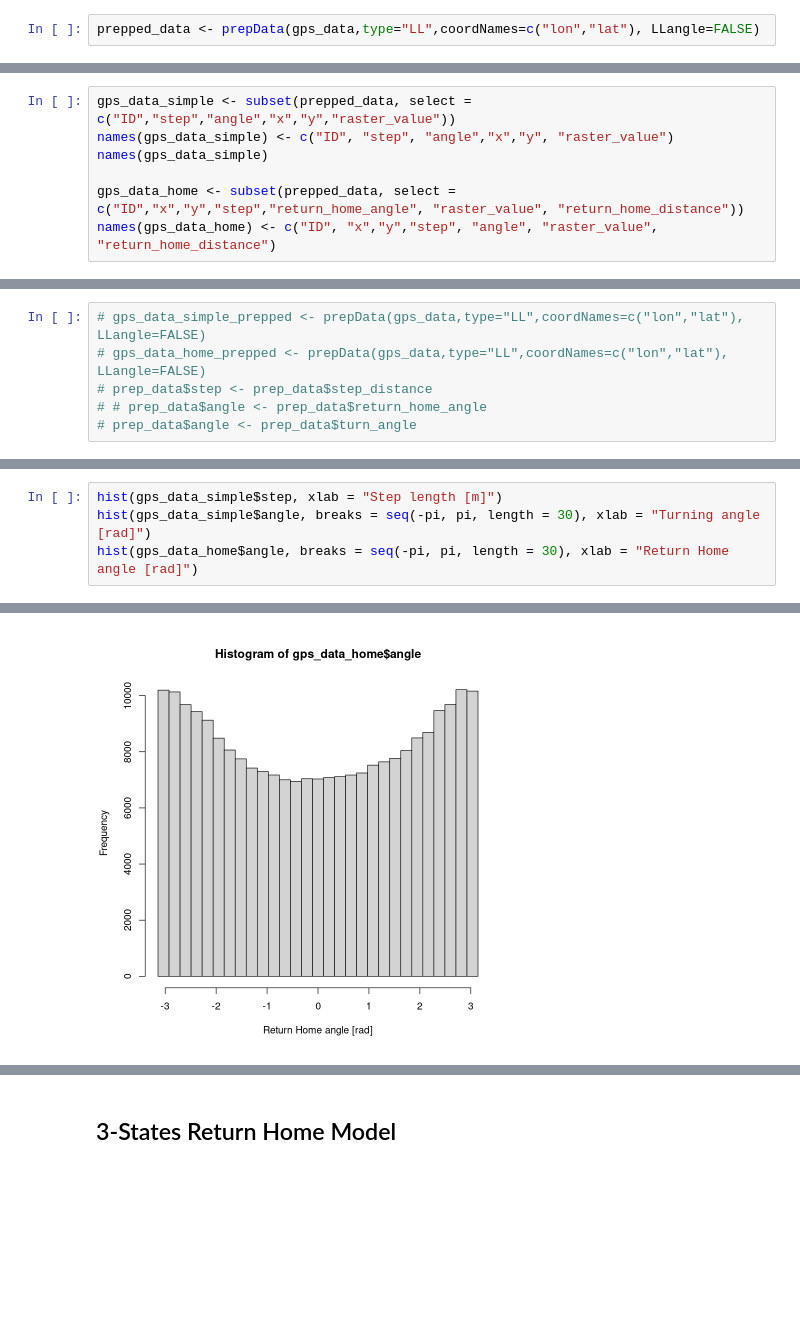
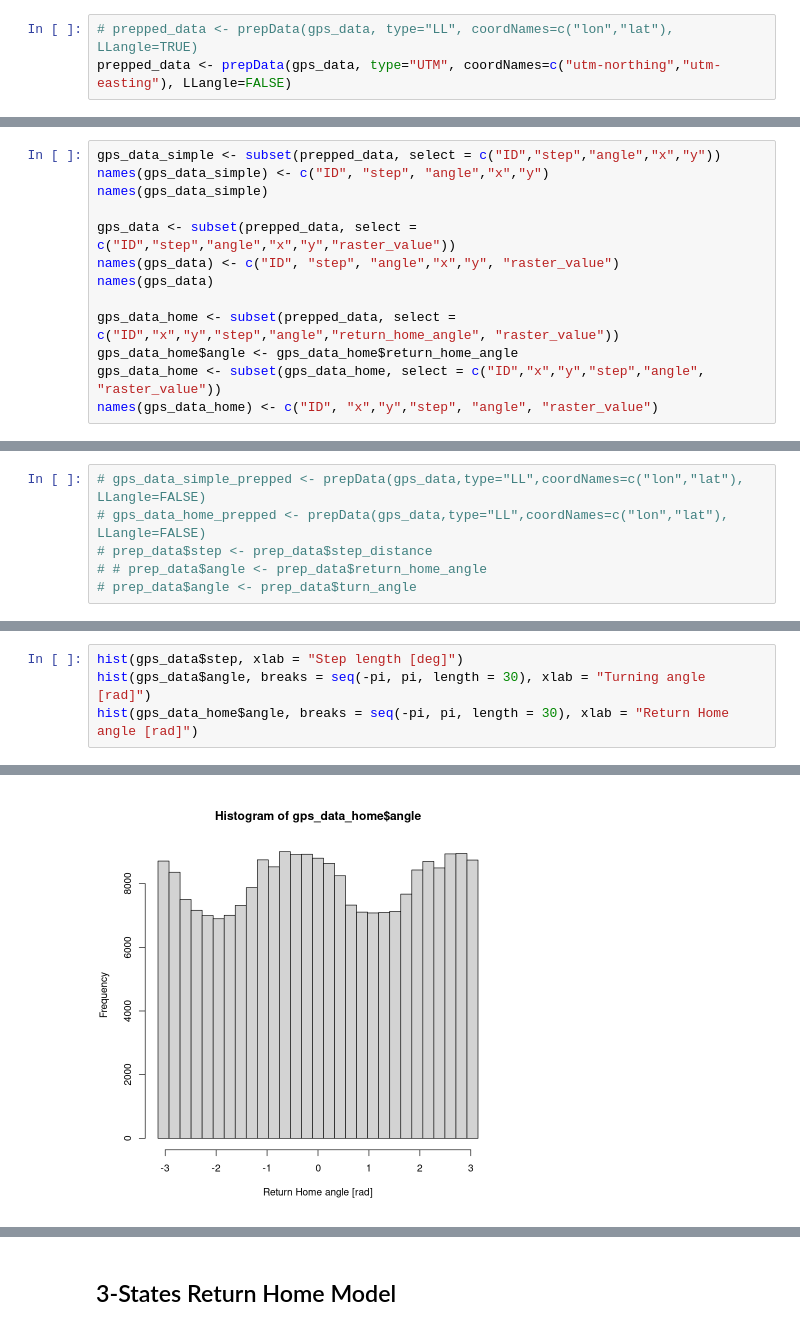
Before and after one commit to GMU-GeoSciences/Repast4pyModels, a Jupyter notebook: Notebooks/02-HMM R-Script.ipynb, the cells around one changed output, grey strips where cells are left out. Drawn from its saved outputs; the diff is of its cells as text; blank space fills up the shorter version.

Commit message:
everything is working, need to figure out HMM centroid

```diff
--- a/Notebooks/02-HMM R-Script.ipynb
+++ b/Notebooks/02-HMM R-Script.ipynb
@@ -30,2 +59,3 @@ gps_data <- read_parquet("./output-data/filtered_gps.parq")
 # %%
-prepped_data <- prepData(gps_data,type="LL",coordNames=c("lon","lat"), LLangle=FALSE)
+# prepped_data <- prepData(gps_data, type="LL", coordNames=c("lon","lat"), LLangle=TRUE)
+prepped_data <- prepData(gps_data, type="UTM", coordNames=c("utm-northing","utm-easting"), LLangle=FALSE)
@@ -47,8 +64,14 @@ A moveData: 6 × 6
 # %%
-gps_data_simple <- subset(prepped_data, select = c("ID","step","angle","x","y","raster_value"))
-names(gps_data_simple) <- c("ID", "step", "angle","x","y", "raster_value")
+gps_data_simple <- subset(prepped_data, select = c("ID","step","angle","x","y"))
+names(gps_data_simple) <- c("ID", "step", "angle","x","y")
 names(gps_data_simple)
 
-gps_data_home <- subset(prepped_data, select = c("ID","x","y","step","return_home_angle", "raster_value", "return_home_distance"))
-names(gps_data_home) <- c("ID", "x","y","step", "angle", "raster_value", "return_home_distance")
+gps_data <- subset(prepped_data, select = c("ID","step","angle","x","y","raster_value"))
+names(gps_data) <- c("ID", "step", "angle","x","y", "raster_value")
+names(gps_data)
+
+gps_data_home <- subset(prepped_data, select = c("ID","x","y","step","angle","return_home_angle", "raster_value"))
+gps_data_home$angle <- gps_data_home$return_home_angle
+gps_data_home <- subset(gps_data_home, select = c("ID","x","y","step","angle", "raster_value"))
+names(gps_data_home) <- c("ID", "x","y","step", "angle", "raster_value")
 # %% [output]
@@ -88,5 +126,5 @@ A moveData: 239036 × 7
 # %%
-hist(gps_data_simple$step, xlab = "Step length [m]")
-hist(gps_data_simple$angle, breaks = seq(-pi, pi, length = 30), xlab = "Turning angle [rad]")
+hist(gps_data$step, xlab = "Step length [deg]")
+hist(gps_data$angle, breaks = seq(-pi, pi, length = 30), xlab = "Turning angle [rad]")
 hist(gps_data_home$angle, breaks = seq(-pi, pi, length = 30), xlab = "Return Home angle [rad]")
 # %% [output]
@@ -95,2 +133,2 @@ hist(gps_data_home$angle, breaks = seq(-pi, pi, length = 30), xlab = "Return Hom
-[figure, old version]
+[figure, new version]
 # %% [markdown]
```
Also changed, not shown: parts of 54 cells of this notebook, 16 other files.
